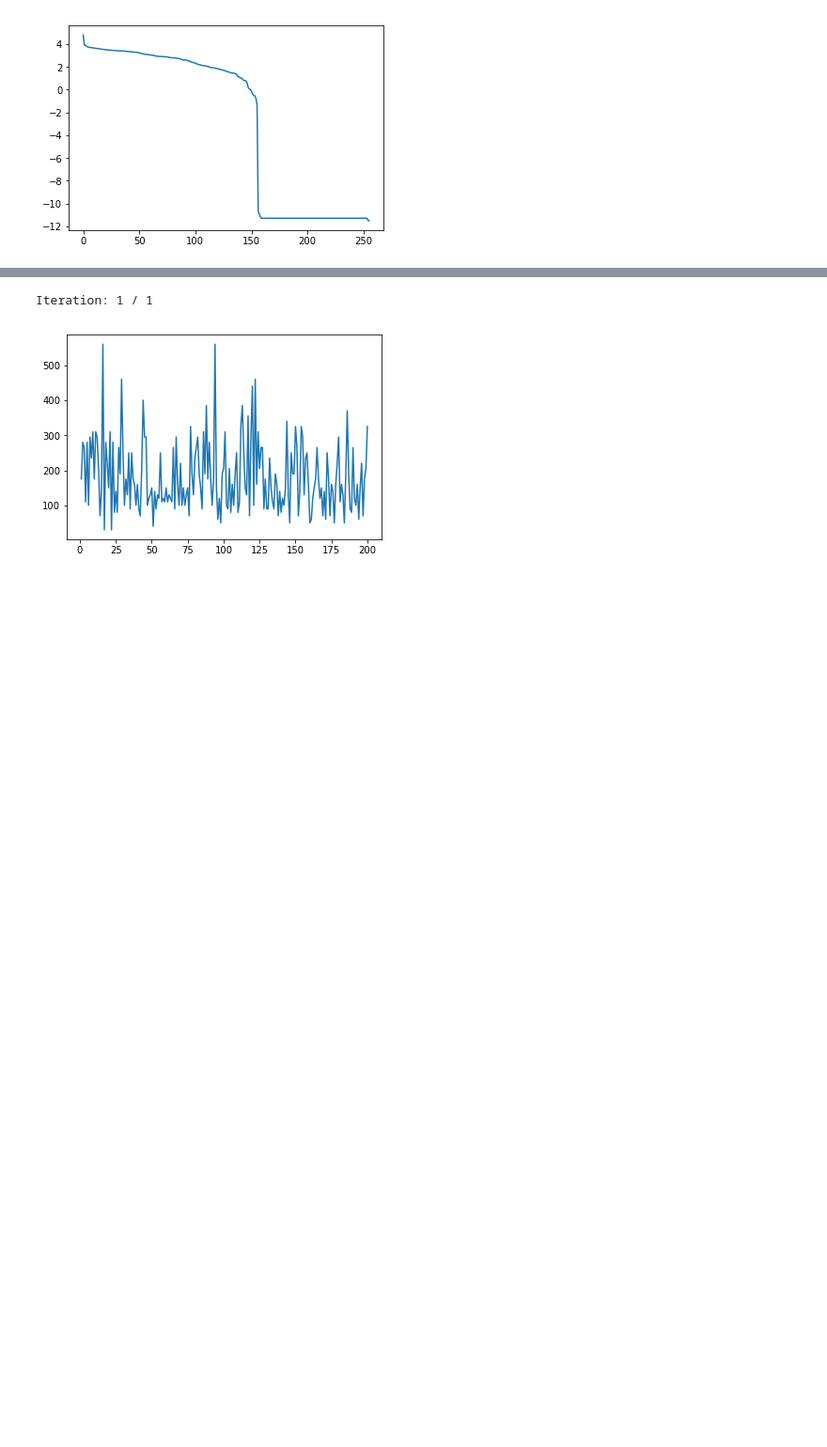
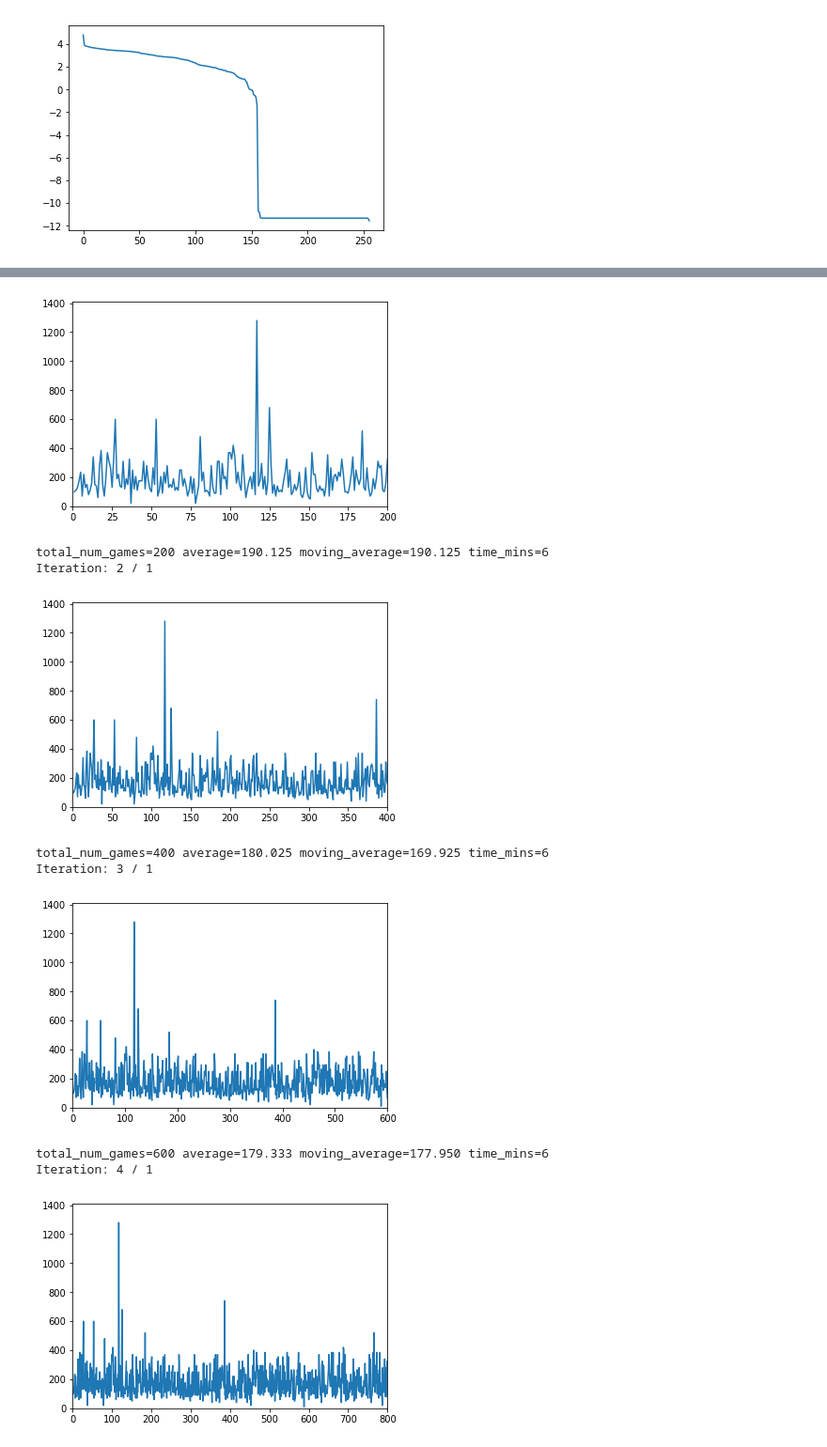
Before and after one commit to mvachovski/ipython-notebooks, a Jupyter notebook: OpenAI-DemonAttack-v3-a7.ipynb, the cells around one changed output, grey strips where cells are left out. Shown at 94% size. Drawn from its saved outputs; the diff is of its cells as text; code cells hidden in the pictures; blank space fills up the shorter version.

```diff
--- a/OpenAI-DemonAttack-v3-a7.ipynb
+++ b/OpenAI-DemonAttack-v3-a7.ipynb
@@ -18,7 +27,7 @@ num_games = 200
 # %%
 def dim_reduce(a, V, keep_dim):
     res = np.zeros([keep_dim])
-    for i in xrange(keep_dim):
+    for i in range(keep_dim):
         res[i] = np.matmul(a, V[i])
     return res
 # %%
@@ -33,7 +42,7 @@ def red_train_agent2(training_epochs,red_games, commulative_rewards_np):
         actions = np.array([_[1] for _ in red_game])
         observations = np.array([_[0] for _ in red_game])
         l = len(observations)
-        for n in xrange(training_epochs):
+        for n in range(training_epochs):
             grads_buff = sess.run(red_grads, feed_dict={red_x:observations.reshape([l, red_Din]).astype(dtype=np.float32),
                                                    red_y_:actions.reshape([l, Dout]).astype(dtype=np.float32)})
             c = (reward - mean) / mean
@@ -79,15 +88,15 @@ def play_random(num_games, max_steps, render):
 # %%
 def red_play(num_games, max_steps, render, V):
     games = deque()
-    actions = [ _ for _ in xrange(0, 6)]
-    env = gym.make("DemonAttack-ram-v3")
+    actions = [ _ for _ in range(0, 6)]
+    env = gym.make("DemonAttack-ram-v4")
     commulative_rewards = deque()
-    for i in xrange(num_games):
+    for i in range(num_games):
         observation = env.reset()
         comp_observation = deepcopy(observation)
         current_game = deque()
         commulative_reward = 0
-        for j in xrange(max_steps):
+        for j in range(max_steps):
             if render:
                 env.render()
             if len(comp_observation) == num_frames * 128:
@@ -225,13 +224,25 @@ sess.run(tf.global_variables_initializer())
 rewards = np.ndarray([0], dtype=np.float32)
 # %%
 num_iterations = 1
-for i in xrange(num_iterations):
-    print "Iteration:", i + 1, '/', num_iterations
+i = 0
+need_stop = False
+while(need_stop == False):
+#for i in range(num_iterations):
+    t1 = time.time()
+    print ("Iteration:", i + 1, '/', num_iterations)
+    i += 1
     red_games, commulative_rewards = red_play(num_games=num_games, max_steps=3000, render=False, V=V)
     commulative_rewards_np = np.array(commulative_rewards)
     rewards = np.hstack((rewards, commulative_rewards_np))
     x = np.linspace(1, len(rewards), len(rewards))
     plt.plot(x, rewards)
+    plt.axis([0, x.size, 0, 1.1 * rewards.max()])
     plt.show()
     red_train_agent2(1, red_games, commulative_rewards_np)
+    print("total_num_games=%d average=%.3f moving_average=%.3f time_mins=%d" %
+          (x.size, rewards.mean(), rewards[-num_games:].mean(), (time.time() - t1) / 60 ))
+    with open("/home/martin/1.ctl") as f:
+        cmd = f.readline()
+        if cmd.find("RUN") < 0:
+            need_stop = True
 # %% [output]
@@ -239,2 +250,10 @@ for i in xrange(num_iterations):
+[figure, new version]
-Iteration: 1 / 1
+total_num_games=200 average=190.125 moving_average=190.125 time_mins=6
+Iteration: 2 / 1
-[figure, old version]
+[figure, added]
+total_num_games=400 average=180.025 moving_average=169.925 time_mins=6
+Iteration: 3 / 1
+[figure, added]
+total_num_games=600 average=179.333 moving_average=177.950 time_mins=6
+Iteration: 4 / 1
+[figure, added]
```
Also changed, not shown: parts of 22 cells of this notebook, 1 other file.
